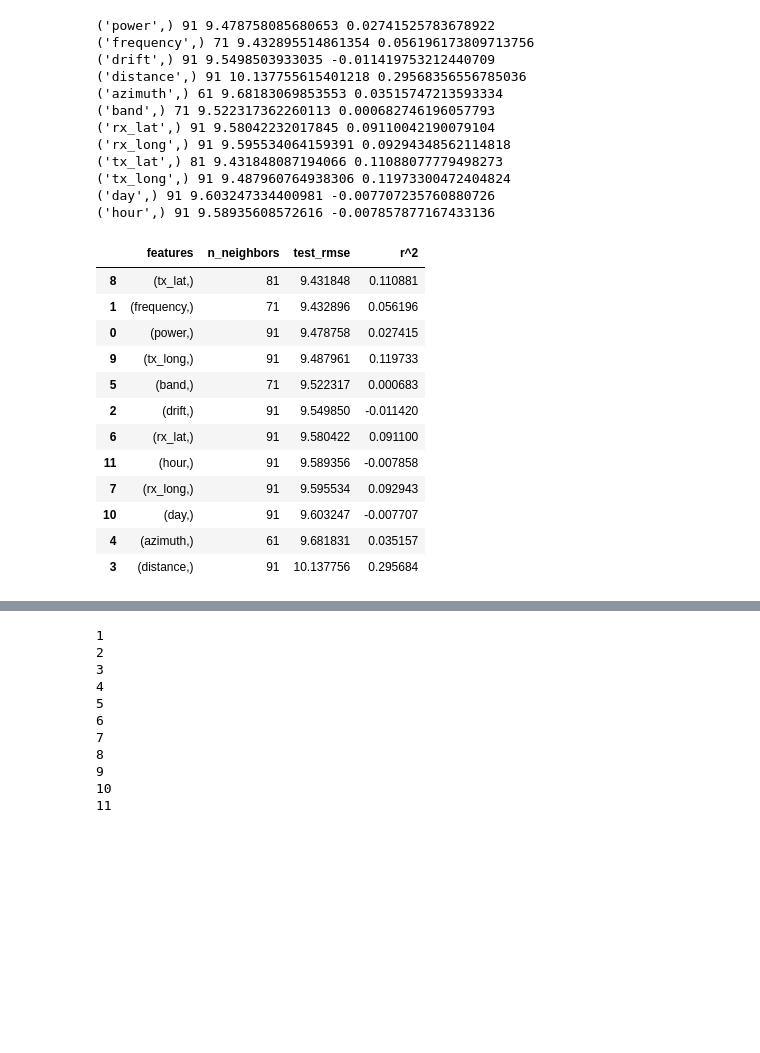
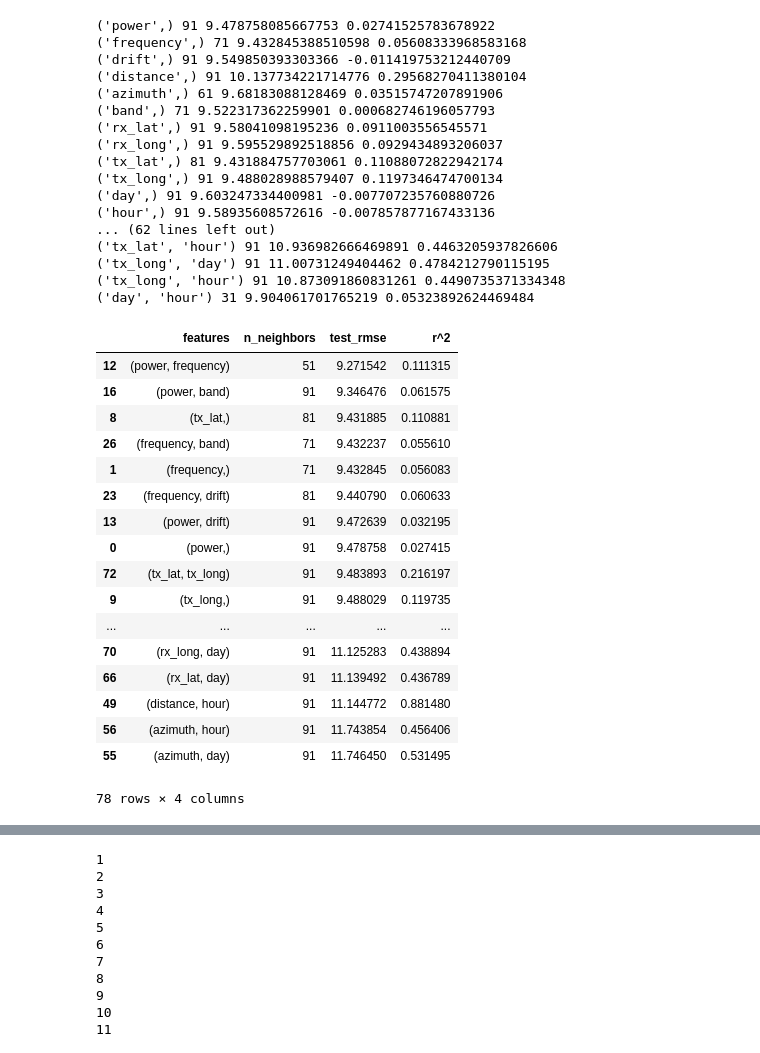
Before and after one commit to manojkur/radio-SNR-predictor, a Jupyter notebook: KNN_Testing.ipynb, the cells around one changed output, grey strips where cells are left out. Saved outputs shown, nothing was run; the diff lists cells and outputs as text; code cells hidden in the pictures; blank space fills up the shorter version.

```diff
--- a/KNN_Testing.ipynb
+++ b/KNN_Testing.ipynb
@@ -38,6 +38,7 @@ features.head()
 | 10270295 | 23 | 3.594176 | 0 | 33 | 350 | 3 | 52.062500 | 4.625000 | 51.770833 | 4.708333 | 17601 | ... |
 | 29854808 | 37 | 7.040137 | 0 | 2236 | 249 | 7 | 29.000000 | -100.000000 | 38.895833 | -77.458333 | 17621 | ... |
 # %%
-features.loc[:,:] = scale(features)
-features.describe()
+# features.loc[:,:] = scale(features)
+features = (features - features.mean())/features.std()
+features.describe().round(5)
 # %% [output]
@@ -61,7 +57,8 @@ r2 = []
 max_n = 100
 
 for n in range(1, max_n):
-    print(n)
+    if n % 10 == 0:
+        print(n)
     knn = KNeighborsRegressor(n_neighbors=n)
     tmp_mse = np.sqrt(-1*cross_val_score(knn, features, targets, scoring='neg_mean_squared_error').mean())
     mse.append(tmp_mse)
@@ -73,5 +70,5 @@ err = pd.DataFrame()
 err['num_neighbors'] = list(range(1,max_n))
 err['test_rmse'] = mse
 err['r^2'] = r2
-err.sort_values('test_rmse')
+err.sort_values('test_rmse').head()
 # %% [output]
@@ -115,7 +92,8 @@ dist_mse = []
 dist_r2 = []
 max_n = 100
 for n in range(1, max_n):
-    print(n)
+    if n % 10 == 0:
+        print(n)
     knn = KNeighborsRegressor(n_neighbors=n, n_jobs=-1, weights='distance')
     tmp_mse = np.sqrt(-1*cross_val_score(knn, features, targets, scoring='neg_mean_squared_error').mean())
     dist_mse.append(tmp_mse)
@@ -127,5 +105,5 @@ err = pd.DataFrame()
 err['num_neighbors'] = list(range(1,max_n))
 err['test_rmse'] = dist_mse
 err['r^2'] = dist_r2
-err.sort_values('test_rmse')
+err.sort_values('test_rmse').head()
 # %% [output]
@@ -224,56 +171,66 @@ err.sort_values('test_rmse')
 # %%
 from itertools import combinations
 feature_names = ['power', 'frequency', 'drift', 'distance', 'azimuth', 'band', 'rx_lat', 'rx_long', 'tx_lat', 'tx_long', 'day', 'hour']
 best = pd.DataFrame(columns=['features', 'n_neighbors', 'test_rmse', 'r^2'])
 pos = 0
-for feat_num in range(1, 2):#len(feature_names)):
+for feat_num in range(1, 3):#len(feature_names)):
     for combo in combinations(feature_names, feat_num):
         max_n = 100
         step = 10
         tmp_mse = []
         tmp_r2 = []
         tmp_features = features[list(combo)]
         for n in range(1, max_n, step):
             knn = KNeighborsRegressor(n_neighbors=n, weights=lambda x: 1.0/np.power(x+0.0001, 2))
             tmp_mse.append(np.sqrt(-1*cross_val_score(knn, tmp_features, targets, scoring='neg_mean_squared_error').mean()))
             knn.fit(tmp_features, targets)
             tmp_r2.append(knn.score(tmp_features, targets))
         nparr = np.array(tmp_mse)
         maxidx = nparr.argmin()
         min_mse = nparr[maxidx]
         min_r2 = np.array(tmp_r2)[maxidx]
         min_n = list(range(1, max_n, step))[maxidx]
         best.loc[pos] = [combo, min_n, min_mse, min_r2]
         if pos<100 or pos % 100 == 0:
             print(combo, min_n, min_mse, min_r2)
         pos += 1
 best.sort_values('test_rmse')
 # %% [output]
-('power',) 91 9.478758085680653 0.02741525783678922
-('frequency',) 71 9.432895514861354 0.056196173809713756
-('drift',) 91 9.5498503933035 -0.011419753212440709
-('distance',) 91 10.137755615401218 0.29568356556785036
-('azimuth',) 61 9.68183069853553 0.03515747213593334
-('band',) 71 9.522317362260113 0.000682746196057793
-('rx_lat',) 91 9.58042232017845 0.09110042190079104
-('rx_long',) 91 9.595534064159391 0.09294348562114818
-('tx_lat',) 81 9.431848087194066 0.11088077779498273
-('tx_long',) 91 9.487960764938306 0.11973300472404824
+('power',) 91 9.478758085667753 0.02741525783678922
+('frequency',) 71 9.432845388510598 0.05608333968583168
+('drift',) 91 9.549850393303366 -0.011419753212440709
+('distance',) 91 10.137734221714776 0.29568270411380104
+('azimuth',) 61 9.68183088128469 0.03515747207891906
+('band',) 71 9.522317362259901 0.000682746196057793
+('rx_lat',) 91 9.58041098195236 0.0911003556545571
+('rx_long',) 91 9.595529892518856 0.0929434893206037
+('tx_lat',) 81 9.431884757703061 0.11088072822942174
+('tx_long',) 91 9.488028988579407 0.1197346474700134
 ('day',) 91 9.603247334400981 -0.007707235760880726
 ('hour',) 91 9.58935608572616 -0.007857877167433136
+... (62 lines left out)
+('tx_lat', 'hour') 91 10.936982666469891 0.4463205937826606
+('tx_long', 'day') 91 11.00731249404462 0.4784212790115195
+('tx_long', 'hour') 91 10.873091860831261 0.4490735371334348
+('day', 'hour') 31 9.904061701765219 0.05323892624469484
 |  | features | n_neighbors | test_rmse | r^2 |
-| 8 | (tx_lat,) | 81 | 9.431848 | 0.110881 |
-| 1 | (frequency,) | 71 | 9.432896 | 0.056196 |
+| 12 | (power, frequency) | 51 | 9.271542 | 0.111315 |
+| 16 | (power, band) | 91 | 9.346476 | 0.061575 |
+| 8 | (tx_lat,) | 81 | 9.431885 | 0.110881 |
+| 26 | (frequency, band) | 71 | 9.432237 | 0.055610 |
+| 1 | (frequency,) | 71 | 9.432845 | 0.056083 |
+| 23 | (frequency, drift) | 81 | 9.440790 | 0.060633 |
+| 13 | (power, drift) | 91 | 9.472639 | 0.032195 |
 | 0 | (power,) | 91 | 9.478758 | 0.027415 |
-| 9 | (tx_long,) | 91 | 9.487961 | 0.119733 |
-| 5 | (band,) | 71 | 9.522317 | 0.000683 |
-| 2 | (drift,) | 91 | 9.549850 | -0.011420 |
-| 6 | (rx_lat,) | 91 | 9.580422 | 0.091100 |
-| 11 | (hour,) | 91 | 9.589356 | -0.007858 |
-| 7 | (rx_long,) | 91 | 9.595534 | 0.092943 |
-| 10 | (day,) | 91 | 9.603247 | -0.007707 |
-| 4 | (azimuth,) | 61 | 9.681831 | 0.035157 |
-| 3 | (distance,) | 91 | 10.137756 | 0.295684 |
+| 72 | (tx_lat, tx_long) | 91 | 9.483893 | 0.216197 |
+| 9 | (tx_long,) | 91 | 9.488029 | 0.119735 |
+| ... | ... | ... | ... | ... |
+| 70 | (rx_long, day) | 91 | 11.125283 | 0.438894 |
+| 66 | (rx_lat, day) | 91 | 11.139492 | 0.436789 |
+| 49 | (distance, hour) | 91 | 11.144772 | 0.881480 |
+| 56 | (azimuth, hour) | 91 | 11.743854 | 0.456406 |
+| 55 | (azimuth, day) | 91 | 11.746450 | 0.531495 |
+78 rows × 4 columns
 # %%
 dist_sq_mse = []
 dist_sq_r2 = []
```
Also changed, not shown: parts of 19 cells of this notebook, 2 other files.
